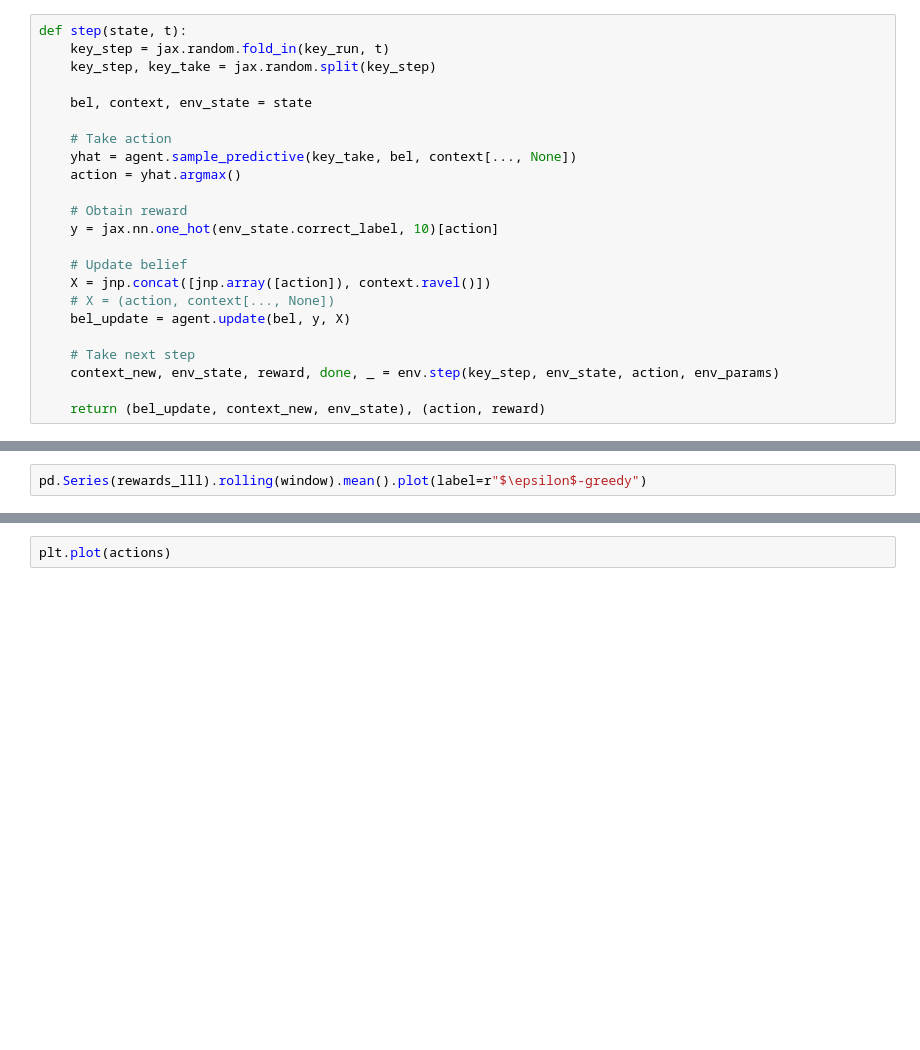
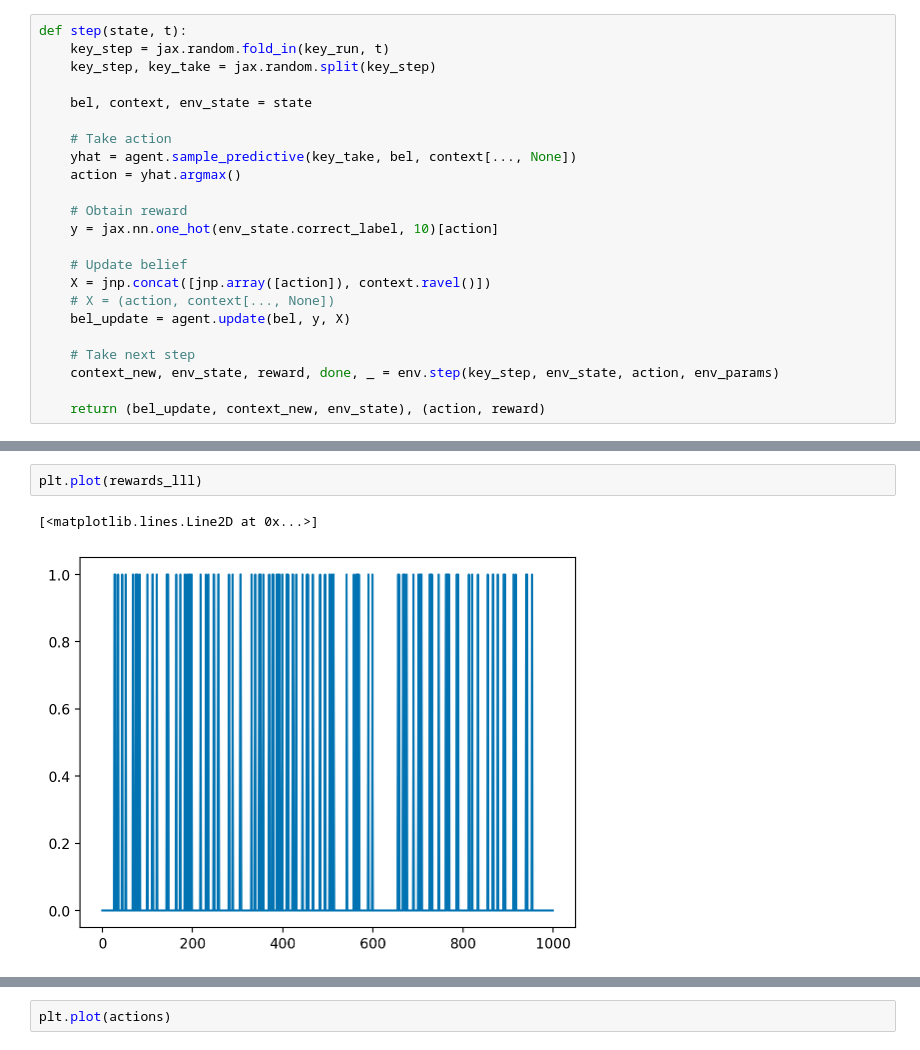
Before and after one commit to gerdm/low-rank-last-layer-inference, a Jupyter notebook: experiments/rl-toy.ipynb, the cells around one changed output, grey strips where cells are left out. Cells and saved outputs as stored; diff of their text form; blank space fills up the shorter version.

```diff
--- a/experiments/rl-toy.ipynb
+++ b/experiments/rl-toy.ipynb
@@ -421,3 +423,6 @@ rewards_lll = jax.block_until_ready((rewards_lll + 1) / 2)
 # %%
-pd.Series(rewards_lll).rolling(window).mean().plot(label=r"$\epsilon$-greedy")
+plt.plot(rewards_lll)
+# %% [output]
+[<matplotlib.lines.Line2D at 0x...>]
+[figure, added]
 # %%
```
Also changed, not shown: parts of 7 cells of this notebook, 1 other file.
